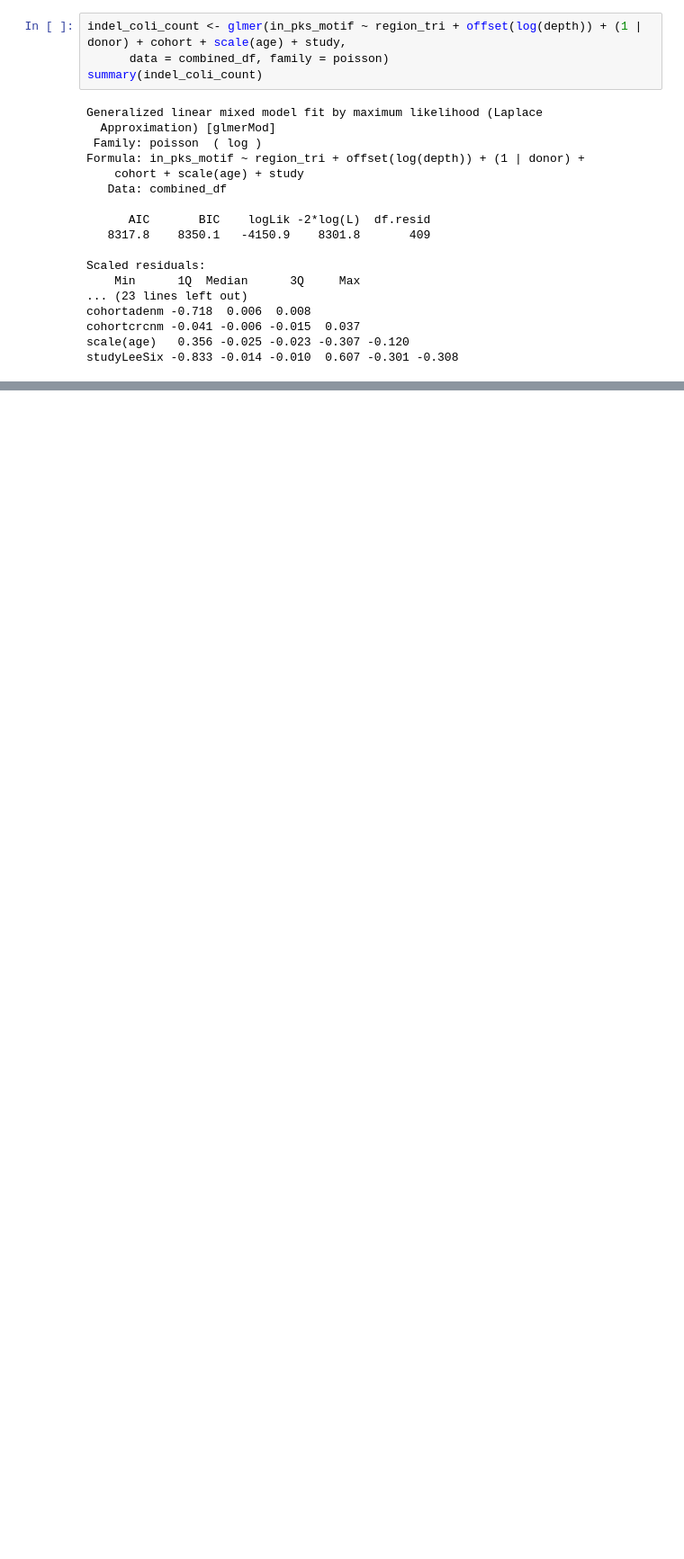
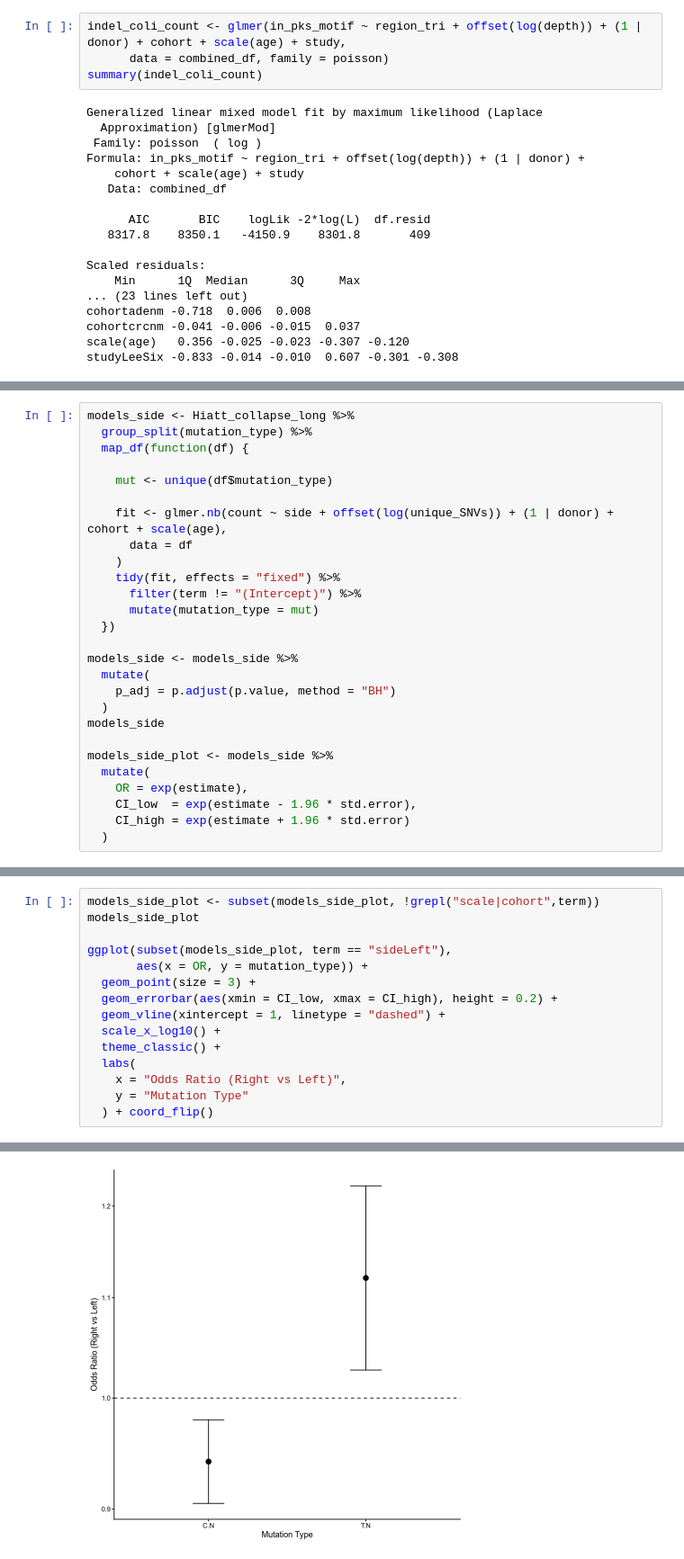
Before and after one commit to laurelhiatt/SEMIColon, a Jupyter notebook: scripts/figures/Figure2.ipynb, the cells around one changed output, grey strips where cells are left out. Shown at 90% size. Drawn from its saved outputs; the diff is of its cells as text; blank space fills up the shorter version.

Commit message:
collapse to two subtypes

```diff
--- a/scripts/figures/Figure2.ipynb
+++ b/scripts/figures/Figure2.ipynb
@@ -999,0 +1136,27 @@ studyLeeSix -0.833 -0.014 -0.010  0.607 -0.301 -0.308
+# %%
+models_side <- Hiatt_collapse_long %>%
+  group_split(mutation_type) %>%
+  map_df(function(df) {
+
+    mut <- unique(df$mutation_type)
+
+    fit <- glmer.nb(count ~ side + offset(log(unique_SNVs)) + (1 | donor) + cohort + scale(age),
+      data = df
+    )
+    tidy(fit, effects = "fixed") %>%
+      filter(term != "(Intercept)") %>%
+      mutate(mutation_type = mut)
+  })
+
+models_side <- models_side %>%
+  mutate(
+    p_adj = p.adjust(p.value, method = "BH")
+  )
+models_side
+
+models_side_plot <- models_side %>%
+  mutate(
+    OR = exp(estimate),
+    CI_low  = exp(estimate - 1.96 * std.error),
+    CI_high = exp(estimate + 1.96 * std.error)
+  )
@@ -999,0 +1177,16 @@ studyLeeSix -0.833 -0.014 -0.010  0.607 -0.301 -0.308
+# %%
+models_side_plot <- subset(models_side_plot, !grepl("scale|cohort",term))
+models_side_plot
+
+ggplot(subset(models_side_plot, term == "sideLeft"),
+       aes(x = OR, y = mutation_type)) +
+  geom_point(size = 3) +
+  geom_errorbar(aes(xmin = CI_low, xmax = CI_high), height = 0.2) +
+  geom_vline(xintercept = 1, linetype = "dashed") +
+  scale_x_log10() +
+  theme_classic() +
+  labs(
+    x = "Odds Ratio (Right vs Left)",
+    y = "Mutation Type"
+  ) + coord_flip()
+# %% [output]
@@ -999,0 +1199 @@ studyLeeSix -0.833 -0.014 -0.010  0.607 -0.301 -0.308
+[figure, added]
```
Also changed, not shown: parts of 14 cells of this notebook.
